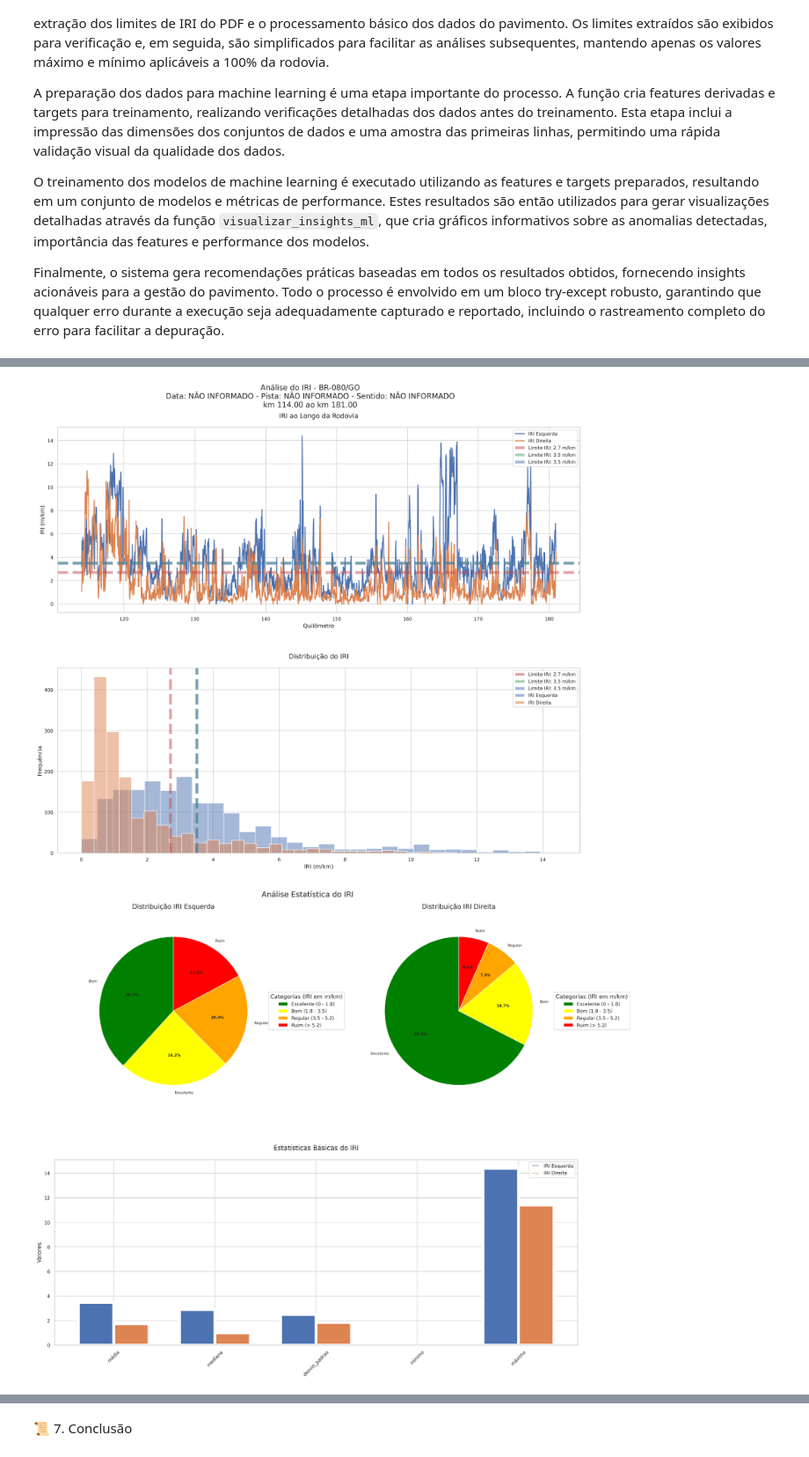
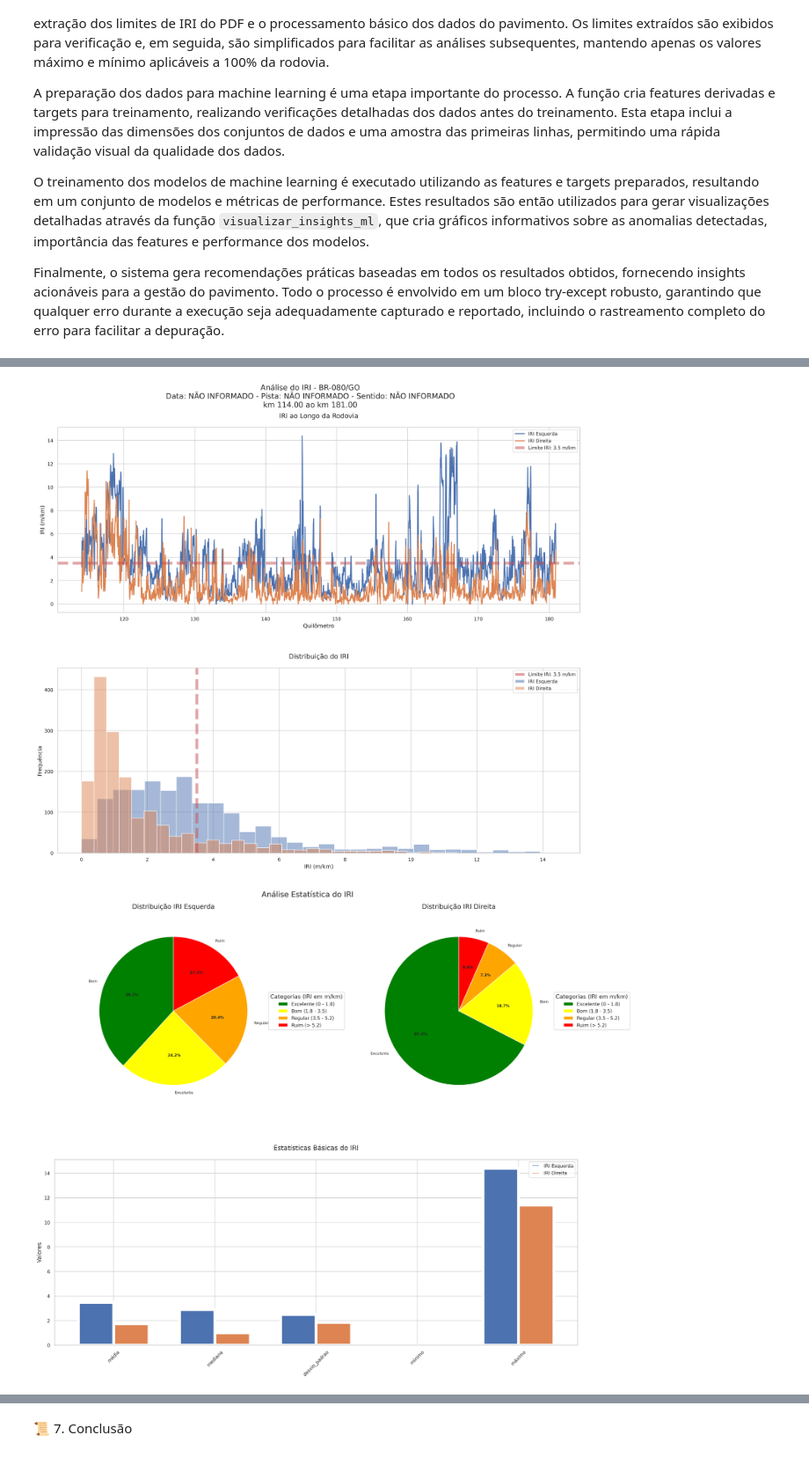
Before and after one commit to romulobrito/Analise-IRI, a Jupyter notebook: notebooks/puc_ml_spt1.ipynb, the cells around one changed output, grey strips where cells are left out. Shown at 88% size. Cells and saved outputs as stored; diff of their text form; code cells hidden in the pictures.

```diff
--- a/notebooks/puc_ml_spt1.ipynb
+++ b/notebooks/puc_ml_spt1.ipynb
@@ -57,7 +57,7 @@ if IN_COLAB:
 
     # Definir caminhos para o Colab
     caminho_excel = "data/Cópia de 500-IMT-BR080GO - INVENTARIO km 114.00 ao km 181.00_copia.xlsx"
-    caminho_pdf = "data/700_IMT_BR153TO_BR153GO_BR080GO_BR414GO_RA23_R00.pdf"
+    caminho_pdf = "data/PER_2024___4__Termo_Aditivo.pdf"
 
     # Caminho da imagem no Colab
     caminho_imagem = "trecho_tabela_dado_bruto.png"
@@ -67,7 +67,7 @@ else:
 
     # Definir caminhos relativos
     caminho_excel = str(PROJECT_ROOT / "data" / "Cópia de 500-IMT-BR080GO - INVENTARIO km 114.00 ao km 181.00_copia.xlsx")
-    caminho_pdf = str(PROJECT_ROOT / "data" / "700_IMT_BR153TO_BR153GO_BR080GO_BR414GO_RA23_R00.pdf")
+    caminho_pdf = str(PROJECT_ROOT / "data" / "PER_2024___4__Termo_Aditivo.pdf")
     # Caminho local
     caminho_imagem = str(Path.cwd().parent  / "trecho_tabela_dado_bruto.png")
 
@@ -1817,7 +1979,7 @@ if __name__ == "__main__":
         logging.info(f"- Excel: {caminho_excel.name}")
         logging.info(f"- PDF: {caminho_pdf.name}")
 
-                # Configurar análise de IRI
+        # Configurar análise de IRI
         periodos_analise = ["12 meses"]
         logging.info(f"Períodos de análise: {periodos_analise}")
 
@@ -1839,6 +2001,13 @@ if __name__ == "__main__":
             logging.warning("Usando valores padrão do DNIT")
             limites = usar_valores_padrao(periodos_analise[0])
 
+        # Exibir limites extraídos
+        logging.info("Limites extraídos por período na etapa BERT + camelot:")
+        for periodo, valores in limites.items():
+            logging.info(f"\nPeríodo: {periodo}")
+            for valor in valores:
+                logging.info(f"IRI: {valor['iri']} m/km aplicável em {valor['porcentagem']}% da rodovia")
+
         # Processar dados do pavimento
         df_processado = processar_dados_pavimento(df)
         if df_processado.empty:
@@ -1849,13 +2018,6 @@ if __name__ == "__main__":
         if not all(col in df_processado.columns for col in colunas_requeridas):
             raise ValueError(f"Colunas necessárias não encontradas: {df_processado.columns.tolist()}")
 
-        # Exibir limites extraídos
-        logging.info("Limites extraídos por período:")
-        for periodo, valores in limites.items():
-            print(f"\nPeríodo: {periodo}")
-            for valor in valores:
-                print(f"IRI: {valor['iri']} m/km aplicável em {valor['porcentagem']}% da rodovia")
-
         # Processar limites para ML
         periodo_base = periodos_analise[0]
         valores_periodo = limites.get(periodo_base, [])
@@ -1864,26 +2026,24 @@ if __name__ == "__main__":
             logging.warning(f"Usando valores padrão para {periodo_base}")
             valores_periodo = usar_valores_padrao(periodo_base)[periodo_base]
 
-        # Criar limites simplificados
-        limites_simplificados = {
-            'IRI_100': [{'iri': max(v['iri'] for v in valores_periodo),
-                        'porcentagem': 100.0}],
-            'IRI_80': [{'iri': min(v['iri'] for v in valores_periodo),
-                       'porcentagem': 80.0}]
-        }
+        # Criar limites simplificados de forma adaptativa
+        limites_simplificados = {}
 
-        # Adicionar limite intermediário se disponível
+        # Ordenar valores por IRI
         valores_ordenados = sorted(valores_periodo, key=lambda x: x['iri'])
-        if len(valores_ordenados) >= 3:
-            limites_simplificados['IRI_90'] = [{
-                'iri': valores_ordenados[len(valores_ordenados)//2]['iri'],
-                'porcentagem': 90.0
+
+        # Criar chaves dinâmicas baseadas nos valores e porcentagens
+        for valor in valores_ordenados:
+            chave = f"IRI_{valor['iri']}_{valor['porcentagem']}"
+            limites_simplificados[chave] = [{
+                'iri': valor['iri'],
+                'porcentagem': valor['porcentagem']
             }]
 
         logging.info(f"\nLimites simplificados para {periodo_base}:")
         for tipo, valores in limites_simplificados.items():
             for valor in valores:
-                print(f"{tipo}: IRI {valor['iri']} m/km em {valor['porcentagem']}% da rodovia")
+                logging.info(f"{tipo}: IRI {valor['iri']} m/km em {valor['porcentagem']}% da rodovia")
 
         # Gerar relatório e análises
         logging.info("Gerando relatório completo...")
@@ -1934,0 +2120,2 @@ Extraindo cabeçalho...
+[figure, new version]
+[figure]
@@ -1966,2 +2148,0 @@ IRI_90: IRI 3.5 m/km em 90.0% da rodovia
-[figure, old version]
-[figure]
```
Also changed, not shown: parts of 4 cells of this notebook.
